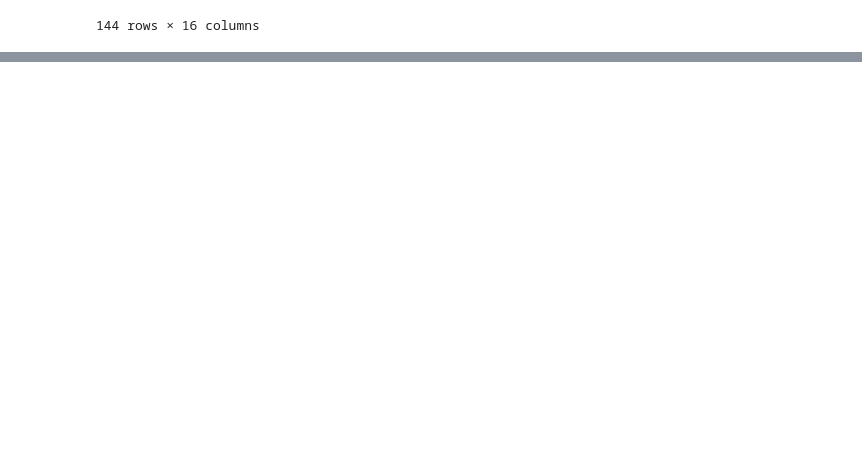
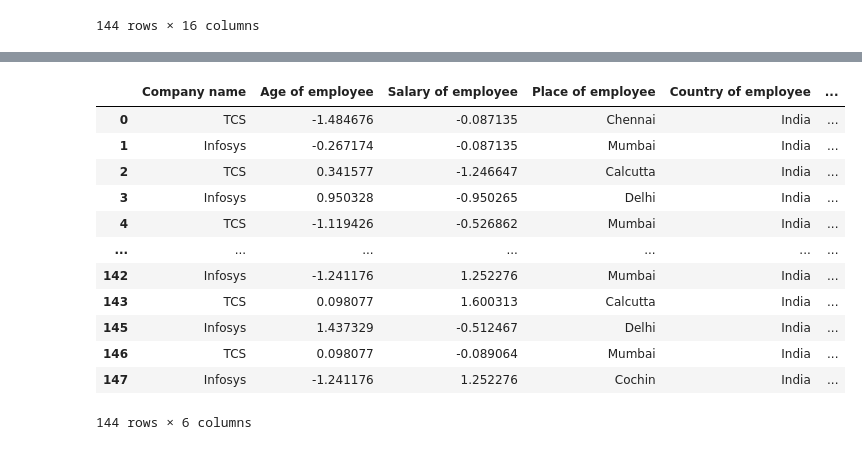
Before and after one commit to Navaneeth-2023/Data-Preprocessing-Project_Navaneeth-Krishnan-S, a Jupyter notebook: Project - Data Preprocessing_Navaneeth Krishnan S_DSML-EE-B1.ipynb, the cells around one changed output, grey strips where cells are left out. Drawn from its saved outputs; the diff is of its cells as text; code cells hidden in the pictures; blank space fills up the shorter version.

```diff
--- a/Project - Data Preprocessing_Navaneeth Krishnan S_DSML-EE-B1.ipynb
+++ b/Project - Data Preprocessing_Navaneeth Krishnan S_DSML-EE-B1.ipynb
@@ -583,0 +634,31 @@ df_ND
+# %%
+#import library
+from sklearn.preprocessing import StandardScaler
+
+# Select the columns  to scale
+cols_to_scale = ['Age of employee', 'Salary of employee']
+
+# Creating a StandardScaler object
+scaler = StandardScaler()
+
+# Fit the scaler to the selected columns
+scaler.fit(dfN[cols_to_scale])
+
+# Transform the selected columns using the scaler
+dfN[cols_to_scale] = scaler.transform(dfN[cols_to_scale])
+# %%
+dfN
+# %% [output]
+|  | Company name | Age of employee | Salary of employee | Place of employee | Country of employee | ... |
+| 0 | TCS | -1.484676 | -0.087135 | Chennai | India | ... |
+| 1 | Infosys | -0.267174 | -0.087135 | Mumbai | India | ... |
+| 2 | TCS | 0.341577 | -1.246647 | Calcutta | India | ... |
+| 3 | Infosys | 0.950328 | -0.950265 | Delhi | India | ... |
+| 4 | TCS | -1.119426 | -0.526862 | Mumbai | India | ... |
+| ... | ... | ... | ... | ... | ... | ... |
+| 142 | Infosys | -1.241176 | 1.252276 | Mumbai | India | ... |
+| 143 | TCS | 0.098077 | 1.600313 | Calcutta | India | ... |
+| 145 | Infosys | 1.437329 | -0.512467 | Delhi | India | ... |
+| 146 | TCS | 0.098077 | -0.089064 | Mumbai | India | ... |
+| 147 | Infosys | -1.241176 | 1.252276 | Cochin | India | ... |
+144 rows × 6 columns
```
Also changed, not shown: parts of 8 cells of this notebook.
